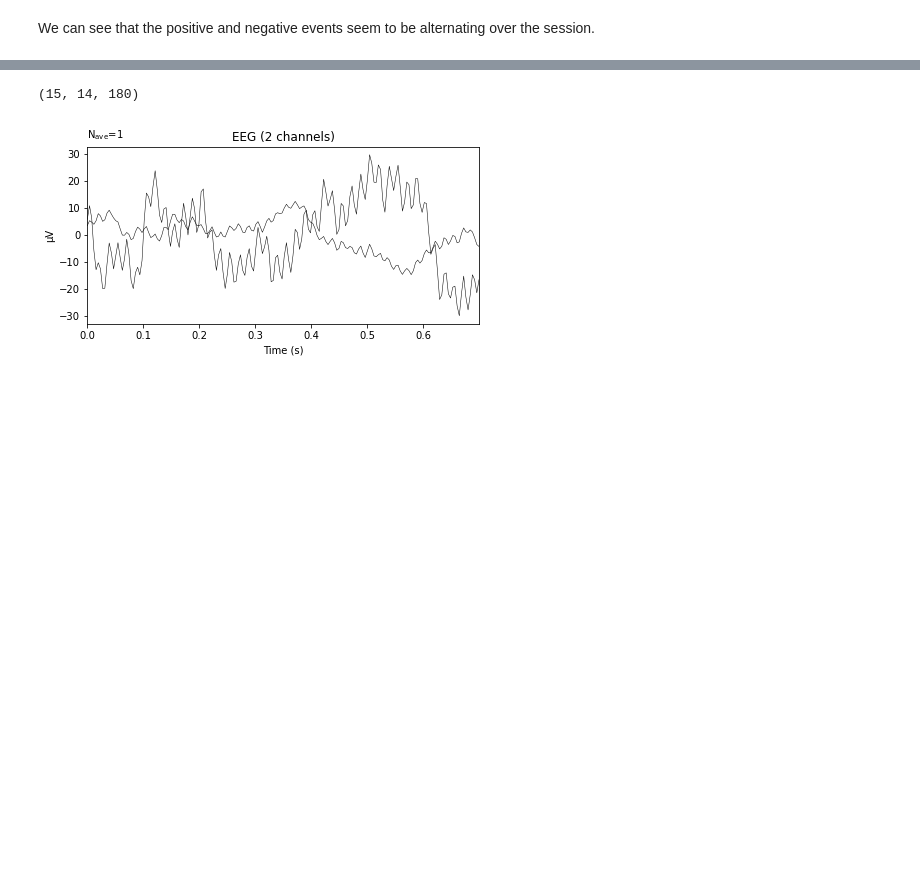
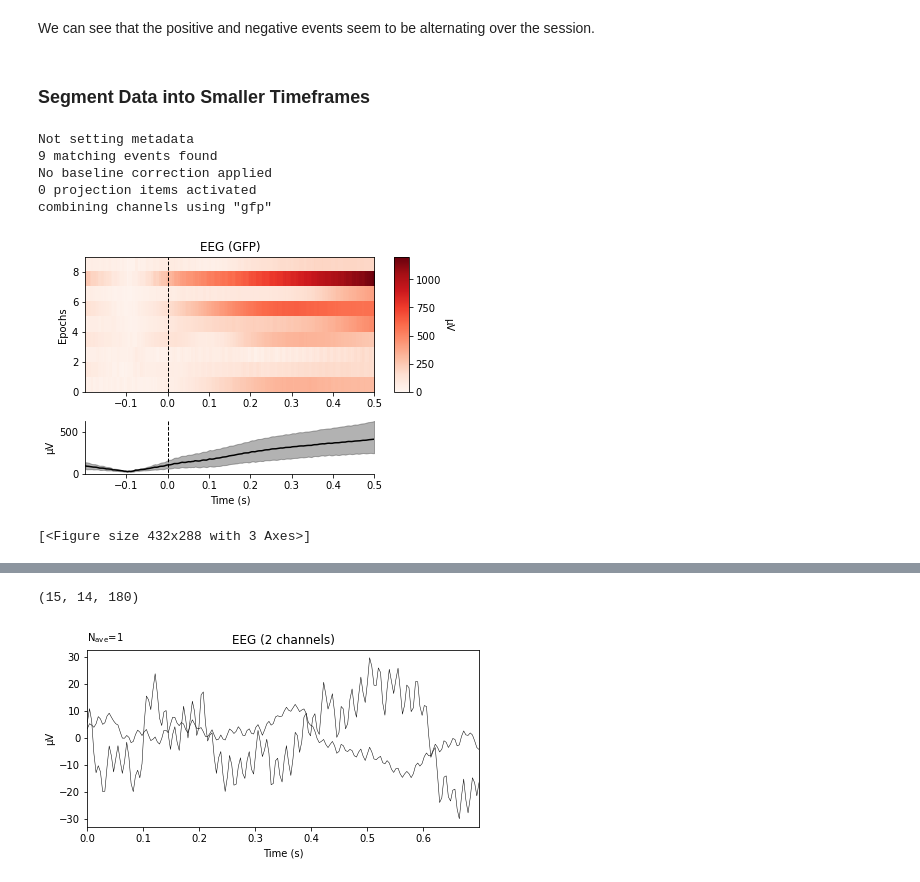
Before and after one commit to vchou105/COGS189, a Jupyter notebook: cogs189.ipynb, the cells around one changed output, grey strips where cells are left out. Cells and saved outputs as stored; diff of their text form; code cells hidden in the pictures; blank space fills up the shorter version.

```diff
--- a/cogs189.ipynb
+++ b/cogs189.ipynb
@@ -250,2 +289,14 @@ fig_events = mne.viz.plot_events(events, sfreq=data.info['sfreq'], event_id=even
 # %% [markdown]
 We can see that the positive and negative events seem to be alternating over the session.
+# %% [markdown]
+### Segment Data into Smaller Timeframes
+# %%
+epochs_pos.plot_image()
+# %% [output]
+Not setting metadata
+9 matching events found
+No baseline correction applied
+0 projection items activated
+combining channels using "gfp"
+[figure, added]
+[<Figure size 432x288 with 3 Axes>]
```
Also changed, not shown: parts of 22 cells of this notebook.
